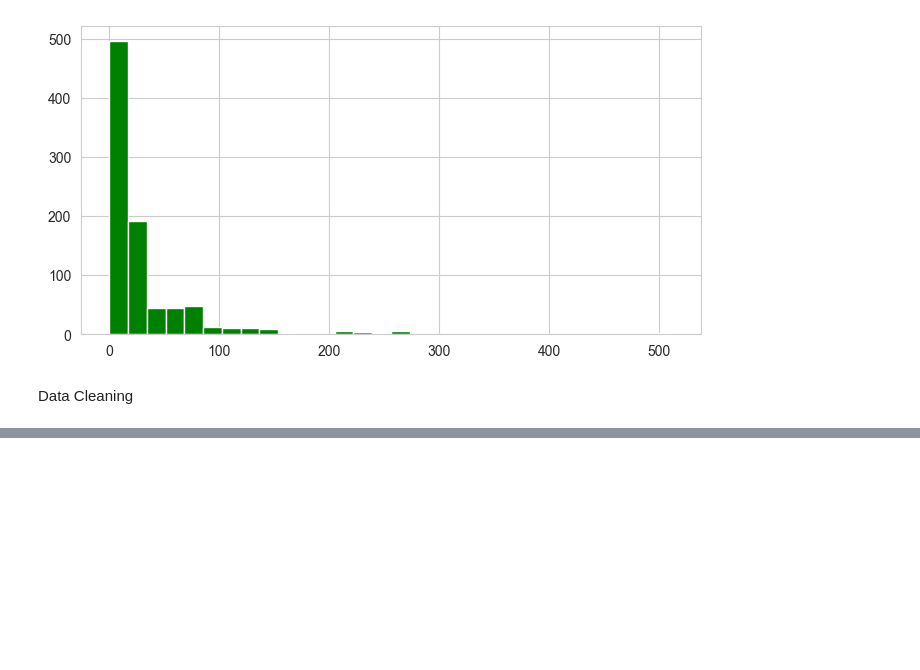
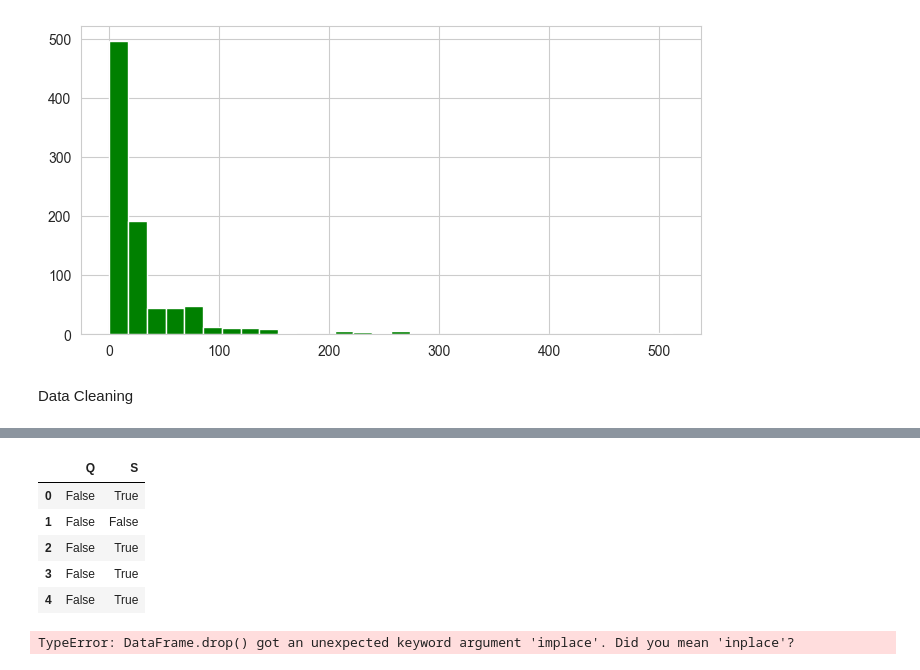
Before and after one commit to smriti-nyx/JupyterProject, a Jupyter notebook: TUTORIAL 11.ipynb, the cells around one changed output, grey strips where cells are left out. Cells and saved outputs as stored; diff of their text form; code cells hidden in the pictures; blank space fills up the shorter version.

```diff
--- a/TUTORIAL 11.ipynb
+++ b/TUTORIAL 11.ipynb
@@ -101,0 +166,9 @@ sns.boxplot(x = 'Pclass' , y = 'Age' , data = train , hue = 'Sex' , palette = 'w
+# %%
+pd.get_dummies(train['Embarked'],drop_first = True).head()
+# %% [output]
+|  | Q | S |
+| 0 | False | True |
+| 1 | False | False |
+| 2 | False | True |
+| 3 | False | True |
+| 4 | False | True |
@@ -101,0 +178,5 @@ sns.boxplot(x = 'Pclass' , y = 'Age' , data = train , hue = 'Sex' , palette = 'w
+# %%
+train.drop(['Sex', 'Embarked','Name','Ticket'],  implace= True )
+#axis-1,
+# %% [output]
+TypeError: DataFrame.drop() got an unexpected keyword argument 'implace'. Did you mean 'inplace'?
```
Also changed, not shown: parts of 12 cells of this notebook.
